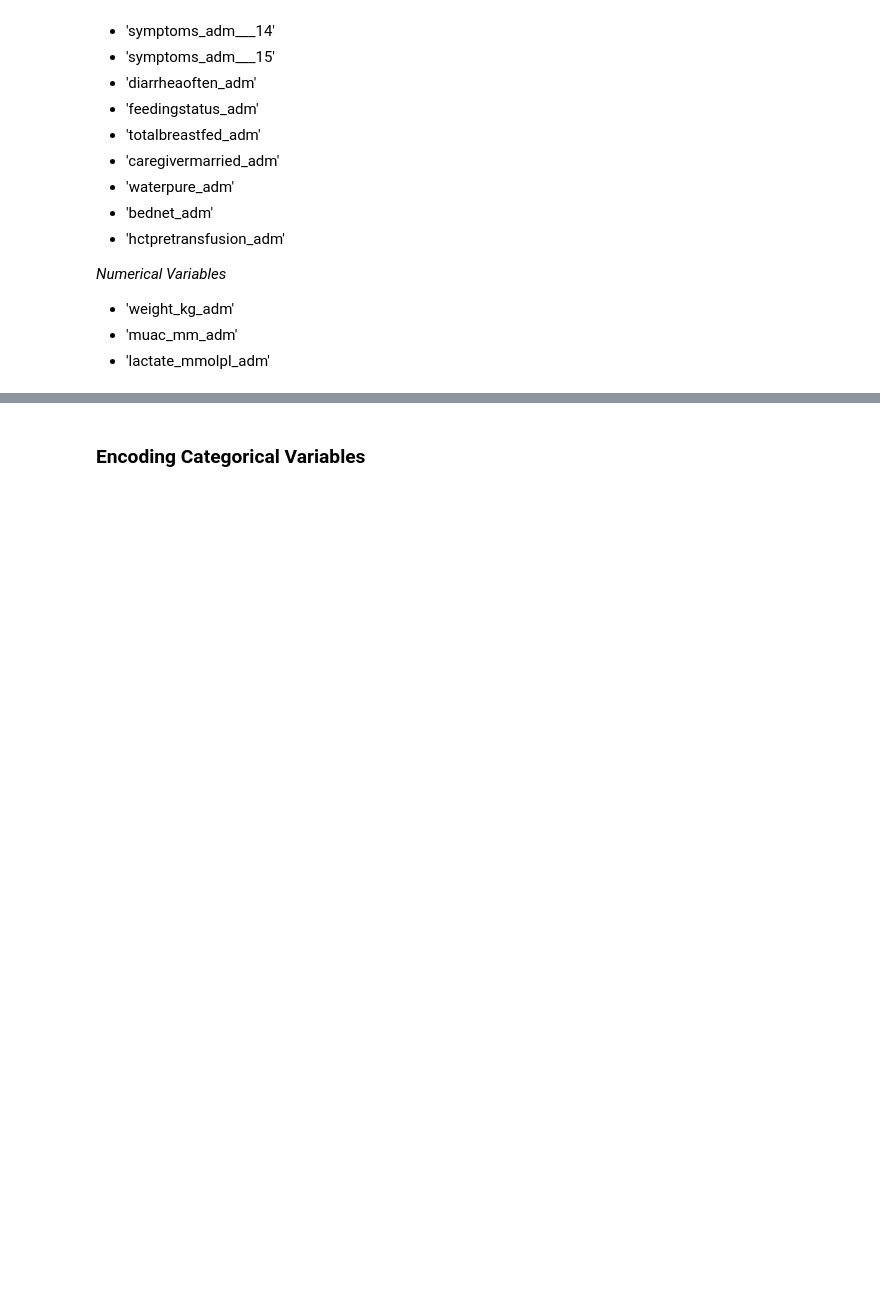
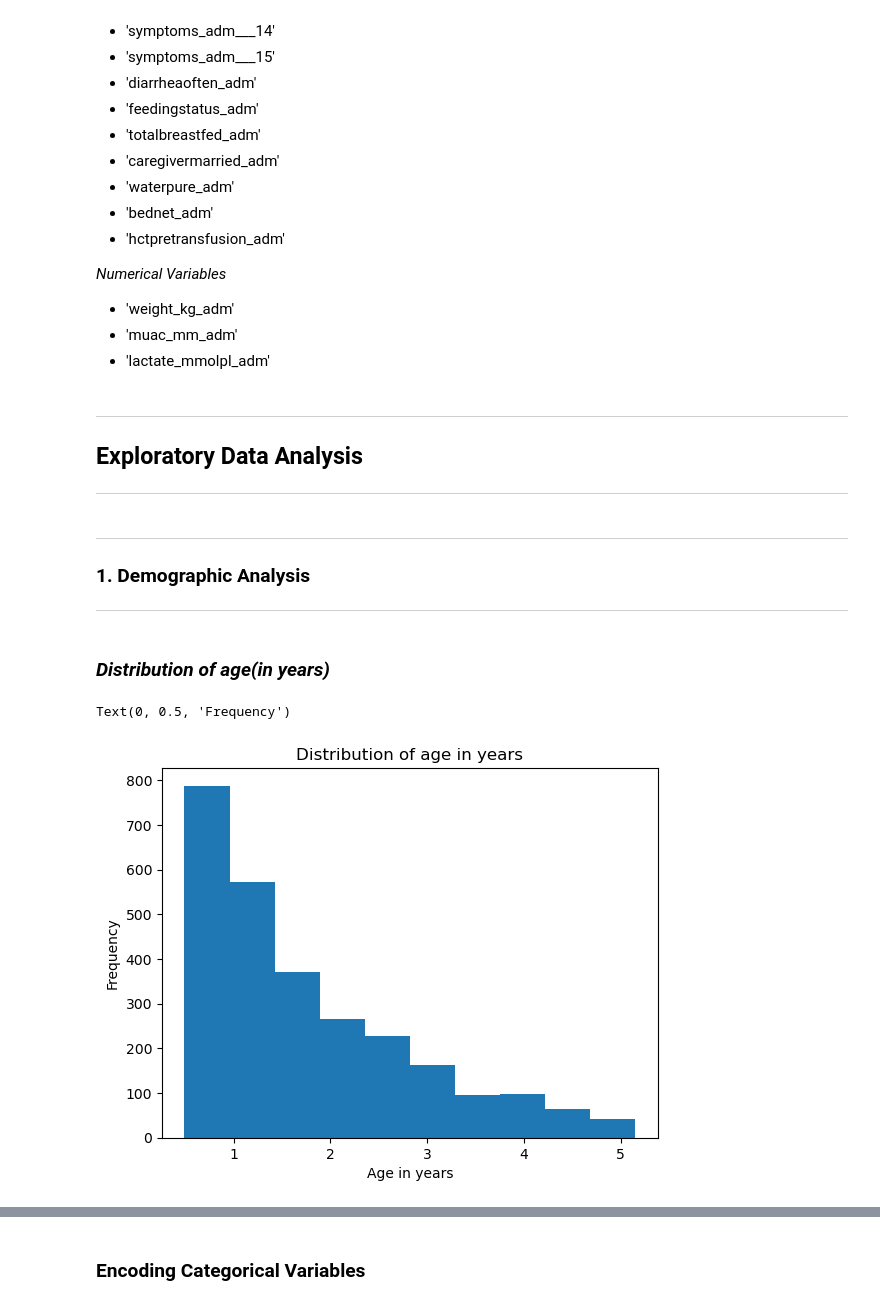
Before and after one commit to HermelaDev/Pediatric_Sepsis_Related_Death_Prediction, a Jupyter notebook: Pediatric_Sepsis.ipynb, the cells around one changed output, grey strips where cells are left out. Saved outputs shown, nothing was run; the diff lists cells and outputs as text; code cells hidden in the pictures; blank space fills up the shorter version.

```diff
--- a/Pediatric_Sepsis.ipynb
+++ b/Pediatric_Sepsis.ipynb
@@ -803,3 +819,21 @@ Total insignificant features (p < 0.01): 20
 - 'weight_kg_adm'
 - 'muac_mm_adm'
 - 'lactate_mmolpl_adm'
+# %% [markdown]
+___
+## Exploratory Data Analysis
+___
+# %% [markdown]
+___
+### 1. Demographic Analysis
+___
+# %% [markdown]
+### *Distribution of age(in years)*
+# %%
+plt.hist(sepsis_df["agecalc_adm"]/12)
+plt.title("Distribution of age in years")
+plt.xlabel("Age in years")
+plt.ylabel("Frequency")
+# %% [output]
+Text(0, 0.5, 'Frequency')
+[figure, added]
```
Also changed, not shown: parts of 10 cells of this notebook.
